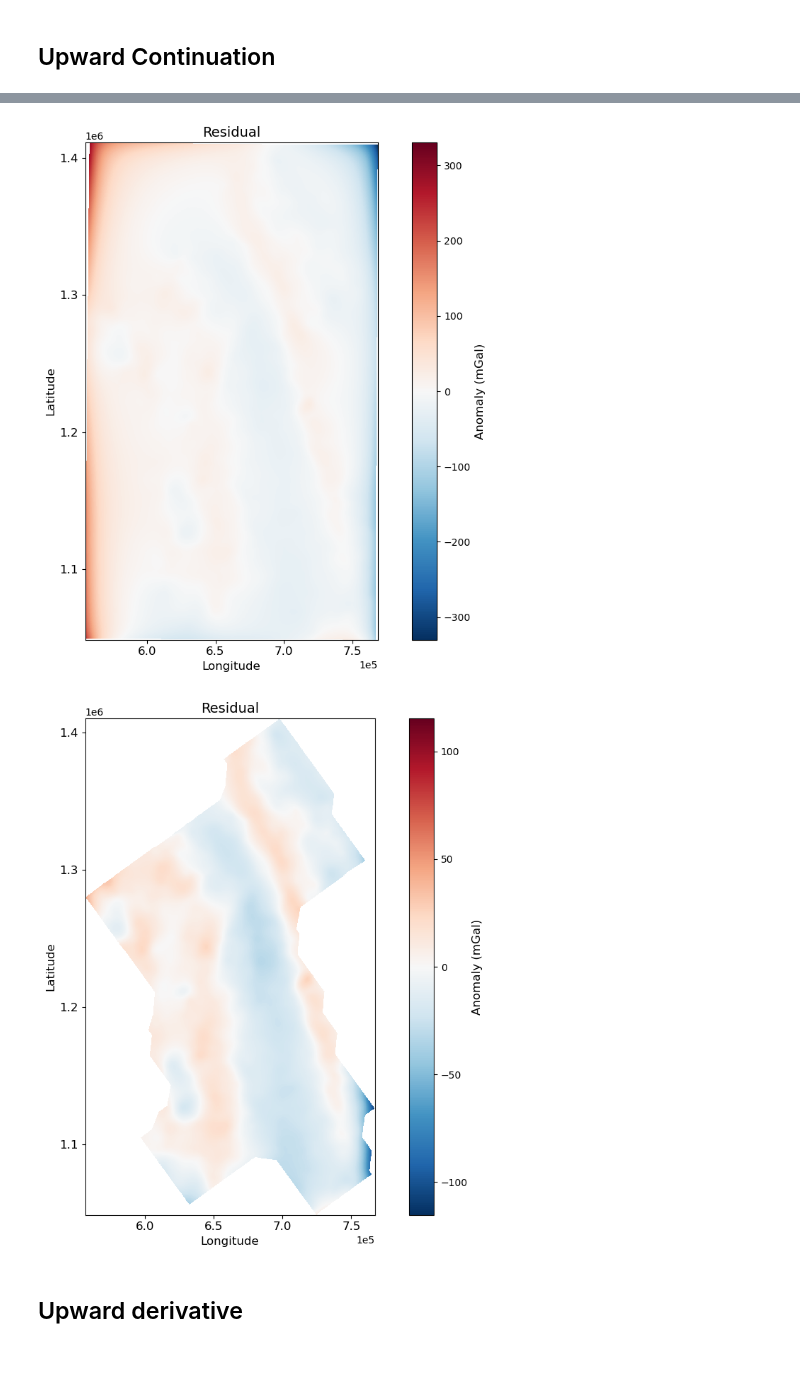
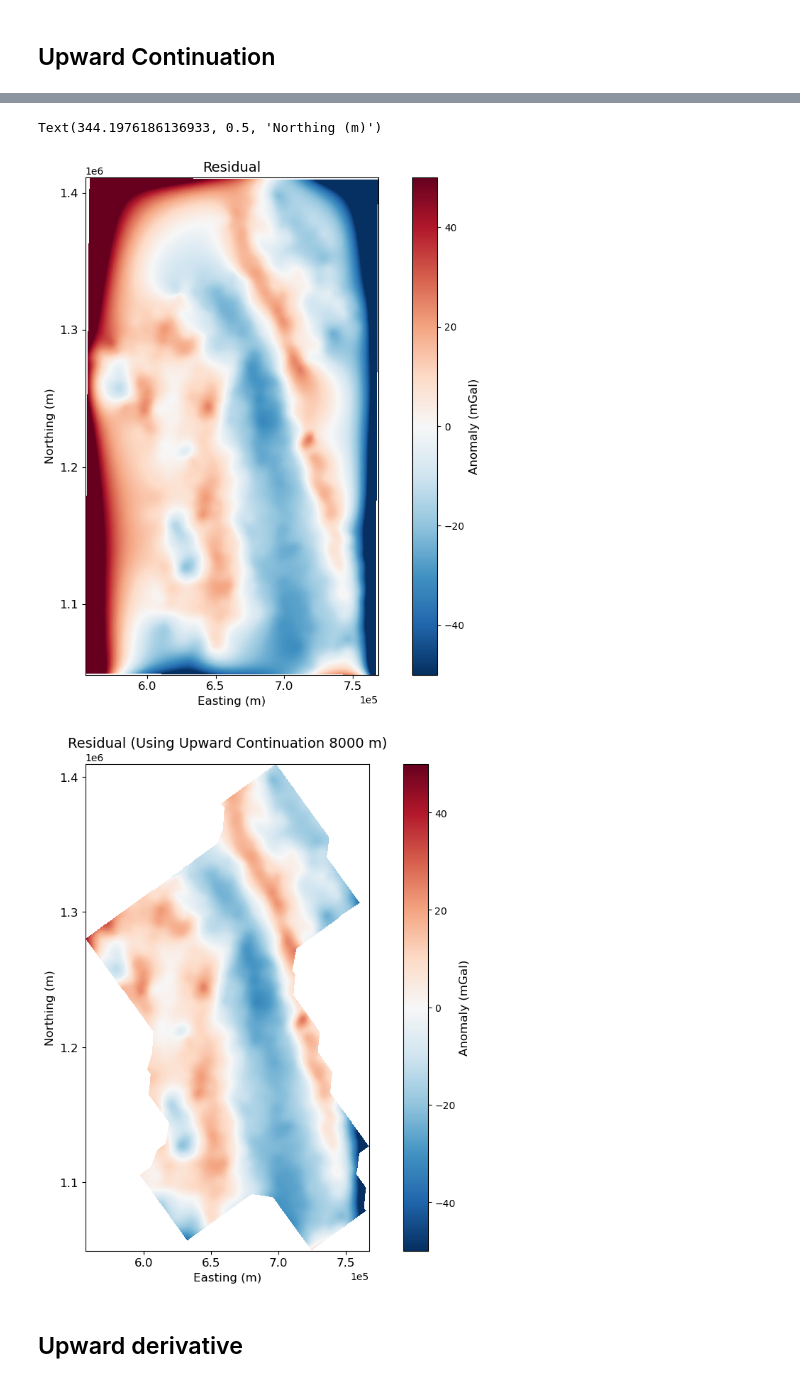
Before and after one commit to AppliedMechanics-EAFIT/lineament_detection, a Jupyter notebook: notebooks/enhancement/gravity_data.ipynb, the cells around one changed output, grey strips where cells are left out. Drawn from its saved outputs; the diff is of its cells as text; code cells hidden in the pictures.

Commit message:
Update gravity_data.ipynb
Correct label for Bogotá Projection

```diff
--- a/notebooks/enhancement/gravity_data.ipynb
+++ b/notebooks/enhancement/gravity_data.ipynb
@@ -253,11 +294,18 @@ residual_grid_bog_masked = residual_grid_bog_rio.rio.clip(gdf_mask_bog.geometry,
     invert=False
 )
 # %%
-raster_plotting.plot_raster_data(residual_grid_bog.easting, residual_grid_bog.northing, residual_grid_bog.residual_upward.values, data_type='GA', title ='Residual', cmap='RdBu_r', sampling=1)
-raster_plotting.plot_raster_data(residual_grid_bog_masked.easting, residual_grid_bog_masked.northing, residual_grid_bog_masked.residual_upward.values, data_type='GA', title ='Residual', cmap='RdBu_r', sampling=1)
+raster_plotting.plot_raster_data(residual_grid_bog.easting, residual_grid_bog.northing, residual_grid_bog.residual_upward.values, data_type='GA', title ='Residual', cmap='RdBu_r', sampling=1, vmax=50, vmin=-50)
+ax = plt.gca()
+ax.set_xlabel('Easting (m)')
+ax.set_ylabel('Northing (m)')
+raster_plotting.plot_raster_data(residual_grid_bog_masked.easting, residual_grid_bog_masked.northing, residual_grid_bog_masked.residual_upward.values, data_type='GA', title ='Residual (Using Upward Continuation 8000 m)', cmap='RdBu_r', sampling=1, vmax=50, vmin=-50)
+ax = plt.gca()
+ax.set_xlabel('Easting (m)')
+ax.set_ylabel('Northing (m)')
 # %% [output]
+Text(344.1976186136933, 0.5, 'Northing (m)')
-[figure, old version]
+[figure, new version]
-[figure, old version]
+[figure, new version]
 # %% [markdown]
 ## Upward derivative
 # %%
```
Also changed, not shown: parts of 5 cells of this notebook.
